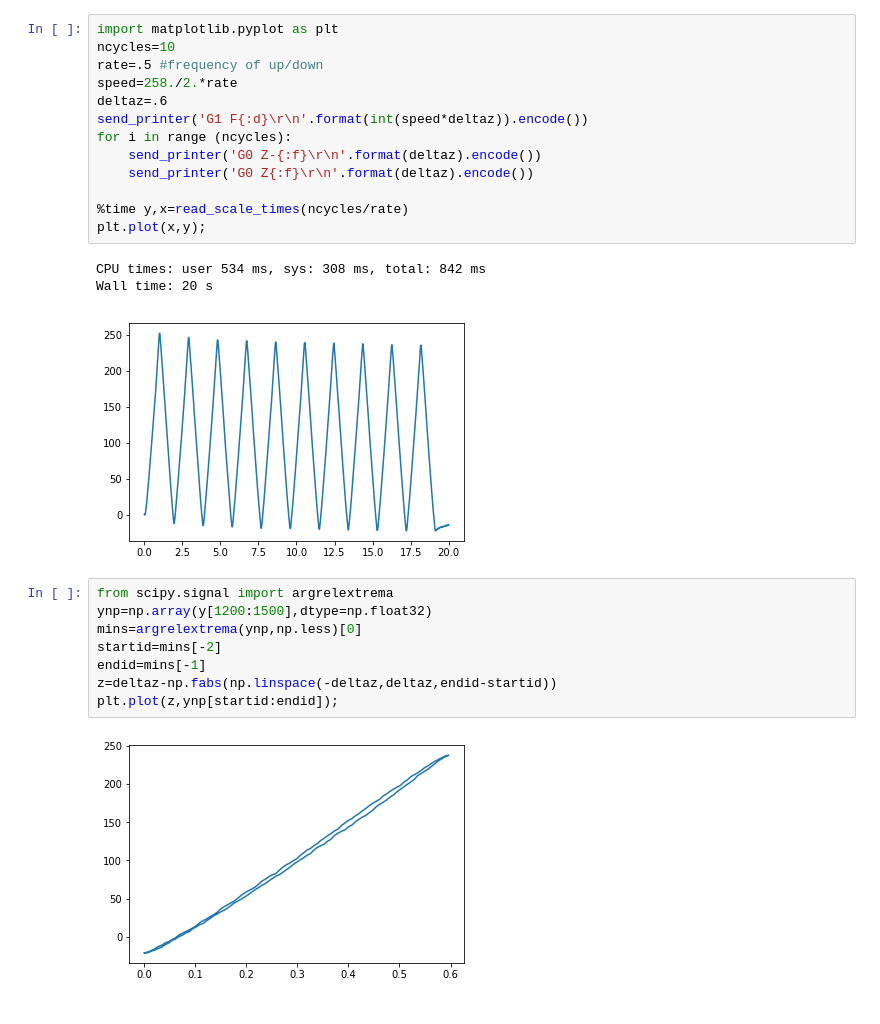
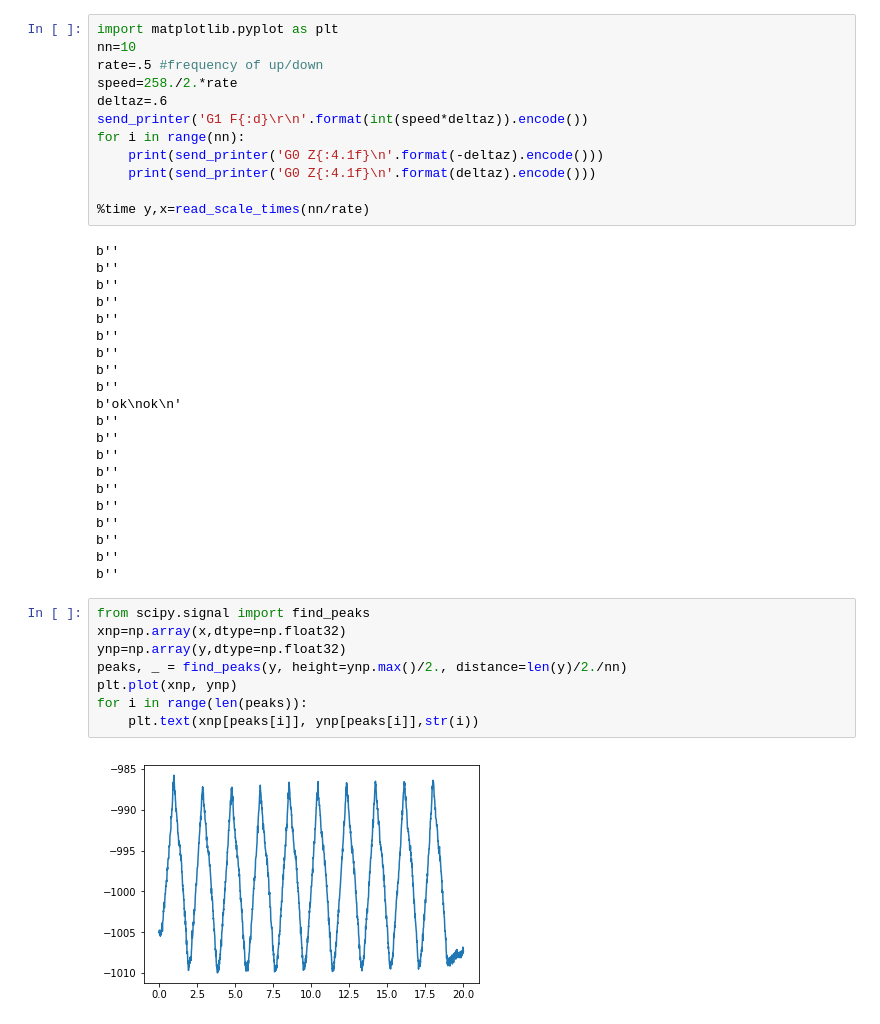
Before and after one commit to cdohl/elastic_scale, a Jupyter notebook: elast_control.ipynb, the cells around one changed output. Cells and saved outputs as stored; diff of their text form.

```diff
--- a/elast_control.ipynb
+++ b/elast_control.ipynb
@@ -91,27 +74,43 @@ b''
 # %%
 import matplotlib.pyplot as plt
-ncycles=10
+nn=10
 rate=.5 #frequency of up/down
 speed=258./2.*rate
 deltaz=.6
 send_printer('G1 F{:d}\r\n'.format(int(speed*deltaz)).encode())
-for i in range (ncycles):
-    send_printer('G0 Z-{:f}\r\n'.format(deltaz).encode())
-    send_printer('G0 Z{:f}\r\n'.format(deltaz).encode())
+for i in range(nn):
+    print(send_printer('G0 Z{:4.1f}\n'.format(-deltaz).encode()))
+    print(send_printer('G0 Z{:4.1f}\n'.format(deltaz).encode()))
 
-%time y,x=read_scale_times(ncycles/rate)
-plt.plot(x,y);
+%time y,x=read_scale_times(nn/rate)
 # %% [output]
-CPU times: user 534 ms, sys: 308 ms, total: 842 ms
-Wall time: 20 s
+b''
+b''
+b''
+b''
+b''
+b''
+b''
+b''
+b''
+b'ok\nok\n'
+b''
+b''
+b''
+b''
+b''
+b''
+b''
+b''
+b''
+b''
-[figure, removed]
-# %%
-from scipy.signal import argrelextrema
-ynp=np.array(y[1200:1500],dtype=np.float32)
-mins=argrelextrema(ynp,np.less)[0]
-startid=mins[-2]
-endid=mins[-1]
-z=deltaz-np.fabs(np.linspace(-deltaz,deltaz,endid-startid))
-plt.plot(z,ynp[startid:endid]);
-# %% [output]
-[figure, removed]
+# %%
+from scipy.signal import find_peaks
+xnp=np.array(x,dtype=np.float32)
+ynp=np.array(y,dtype=np.float32)
+peaks, _ = find_peaks(y, height=ynp.max()/2., distance=len(y)/2./nn)
+plt.plot(xnp, ynp)
+for i in range(len(peaks)):
+    plt.text(xnp[peaks[i]], ynp[peaks[i]],str(i))
+# %% [output]
+[figure, added]
```
Also changed, not shown: parts of 3 cells of this notebook.
